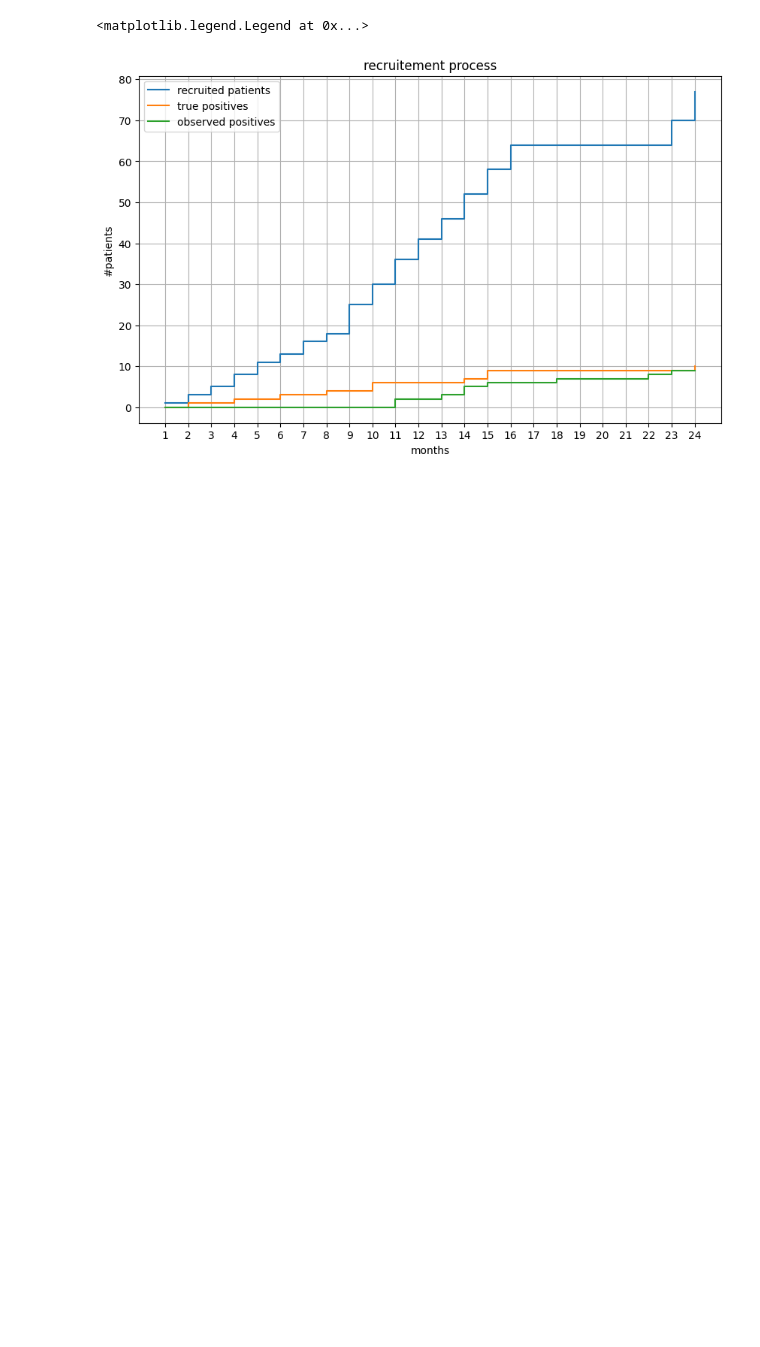
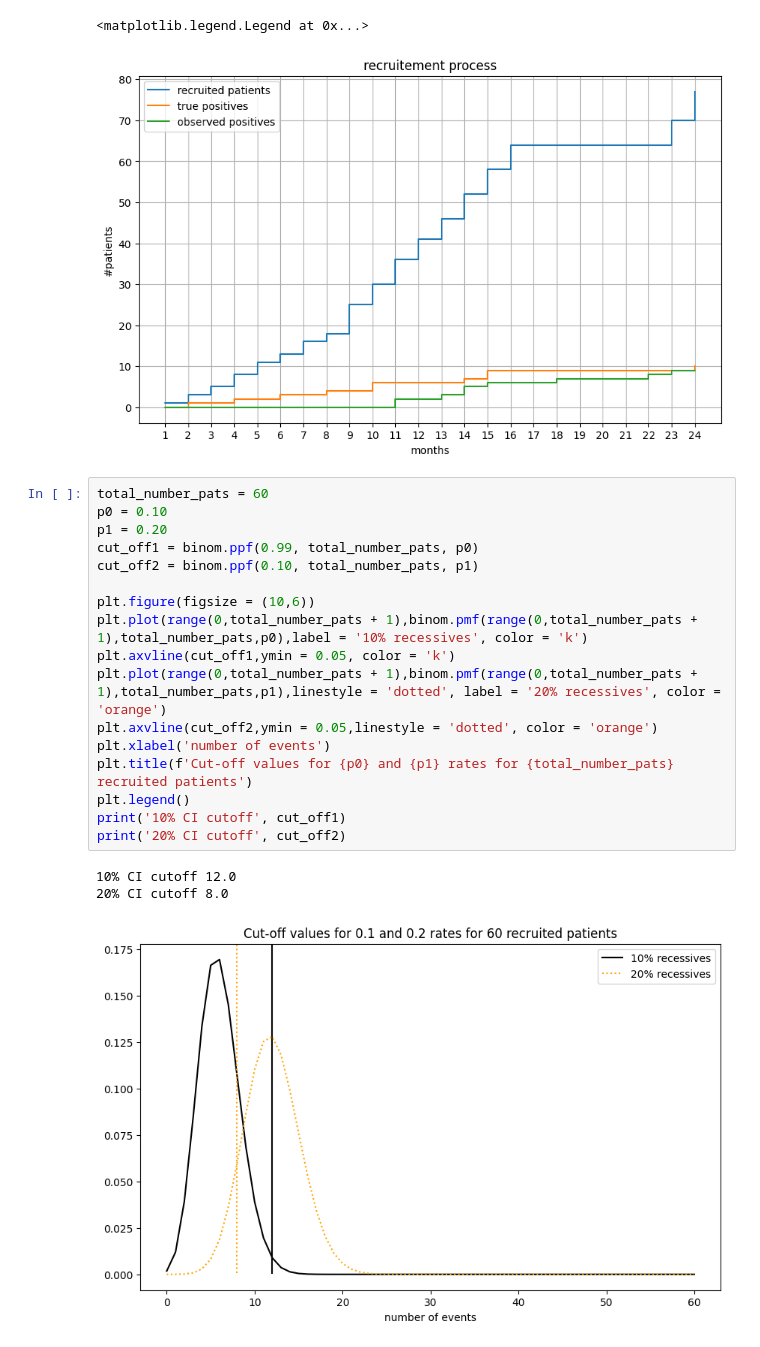
Before and after one commit to YoelPH/clinical_trial_simulation, a Jupyter notebook: trial_simulation_extended_cleaned.ipynb, the cells around one changed output. Saved outputs shown, nothing was run; the diff lists cells and outputs as text; blank space fills up the shorter version.

```diff
--- a/trial_simulation_extended_cleaned.ipynb
+++ b/trial_simulation_extended_cleaned.ipynb
@@ -960,4 +1013,25 @@ plt.legend()
 # %% [output]
 <matplotlib.legend.Legend at 0x...>
 [figure]
+# %%
+total_number_pats = 60
+p0 = 0.10
+p1 = 0.20
+cut_off1 = binom.ppf(0.99, total_number_pats, p0)
+cut_off2 = binom.ppf(0.10, total_number_pats, p1)
+
+plt.figure(figsize = (10,6))
+plt.plot(range(0,total_number_pats + 1),binom.pmf(range(0,total_number_pats + 1),total_number_pats,p0),label = '10% recessives', color = 'k')
+plt.axvline(cut_off1,ymin = 0.05, color = 'k')
+plt.plot(range(0,total_number_pats + 1),binom.pmf(range(0,total_number_pats + 1),total_number_pats,p1),linestyle = 'dotted', label = '20% recessives', color = 'orange')
+plt.axvline(cut_off2,ymin = 0.05,linestyle = 'dotted', color = 'orange')
+plt.xlabel('number of events')
+plt.title(f'Cut-off values for {p0} and {p1} rates for {total_number_pats} recruited patients')
+plt.legend()
+print('10% CI cutoff', cut_off1)
+print('20% CI cutoff', cut_off2)
+# %% [output]
+10% CI cutoff 12.0
+20% CI cutoff 8.0
+[figure, added]
 # %%
```
Also changed, not shown: parts of 16 cells of this notebook, 4 other files.
